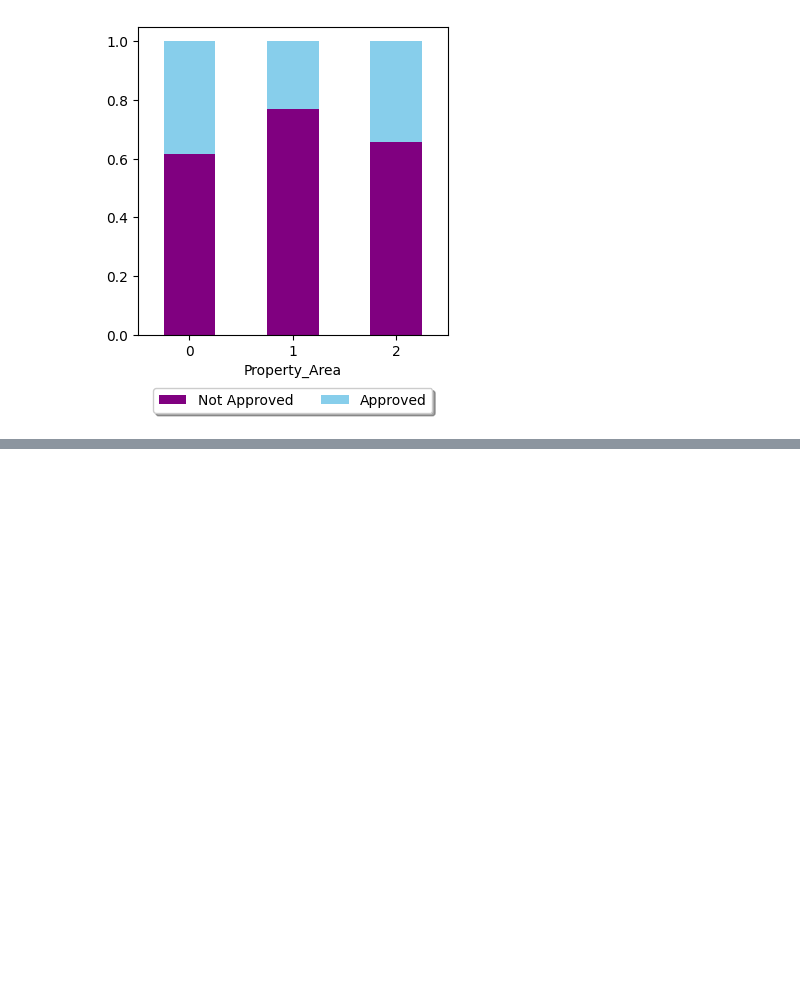
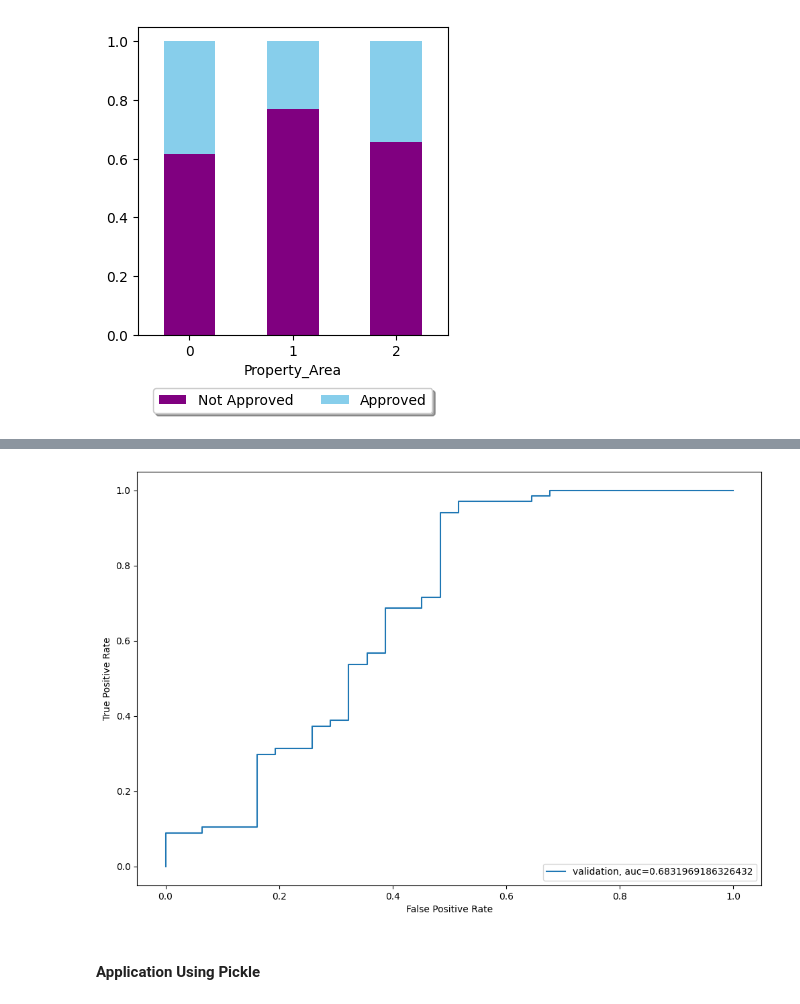
Before and after one commit to Eddie-254/Credit-Score-Prediction, a Jupyter notebook: credit_EDA.ipynb, the cells around one changed output, grey strips where cells are left out. Drawn from its saved outputs; the diff is of its cells as text; code cells hidden in the pictures; blank space fills up the shorter version.

```diff
--- a/credit_EDA.ipynb
+++ b/credit_EDA.ipynb
@@ -522,0 +562,6 @@ plt.show()
+# %%
+# Run model evaluation code here
+model_evaluator = ModelEvaluator(x_train, y_train, x_test, y_test)
+results = model_evaluator.evaluate_models()
+for model, accuracy in results.items():
+    print(f'{model}: {accuracy}')
@@ -522,0 +600,17 @@ plt.show()
+# %%
+i=1
+kf = StratifiedKFold(n_splits=5,random_state=1,shuffle=True)
+for train_index,test_index in kf.split(x_train,y_train):
+     print('n{} of kfold {}'.format(i,kf.n_splits))
+     xtr,xvl = x_train.iloc[train_index],x_train.iloc[test_index]
+     ytr,yvl = y_train.iloc[train_index],y_train.iloc[test_index]
+     model = LogisticRegression(random_state=1)
+     model.fit(xtr, ytr)
+     pred_test = model.predict(xvl)
+     score = accuracy_score(yvl,pred_test)
+     print('accuracy_score',score)
+     i+=1
+
+
+pred_test = model.predict(x_test)
+pred=model.predict_proba(xvl)[:,1]
@@ -522,0 +628,13 @@ plt.show()
+# %%
+fpr, tpr, _ = metrics.roc_curve(yvl,  pred)
+auc = metrics.roc_auc_score(yvl, pred)
+plt.figure(figsize=(12,8))
+plt.plot(fpr,tpr,label="validation, auc="+str(auc))
+plt.xlabel('False Positive Rate')
+plt.ylabel('True Positive Rate')
+plt.legend(loc=4)
+plt.show()
+# %% [output]
+[figure, added]
+# %% [markdown]
+#### Application Using Pickle
```
Also changed, not shown: parts of 7 cells of this notebook.
